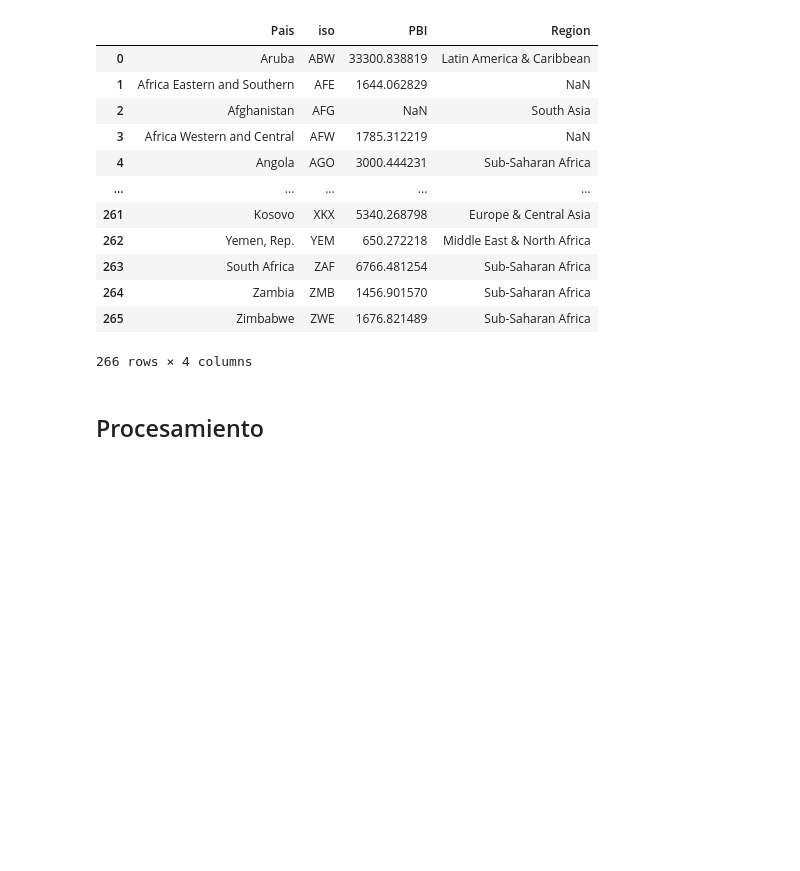
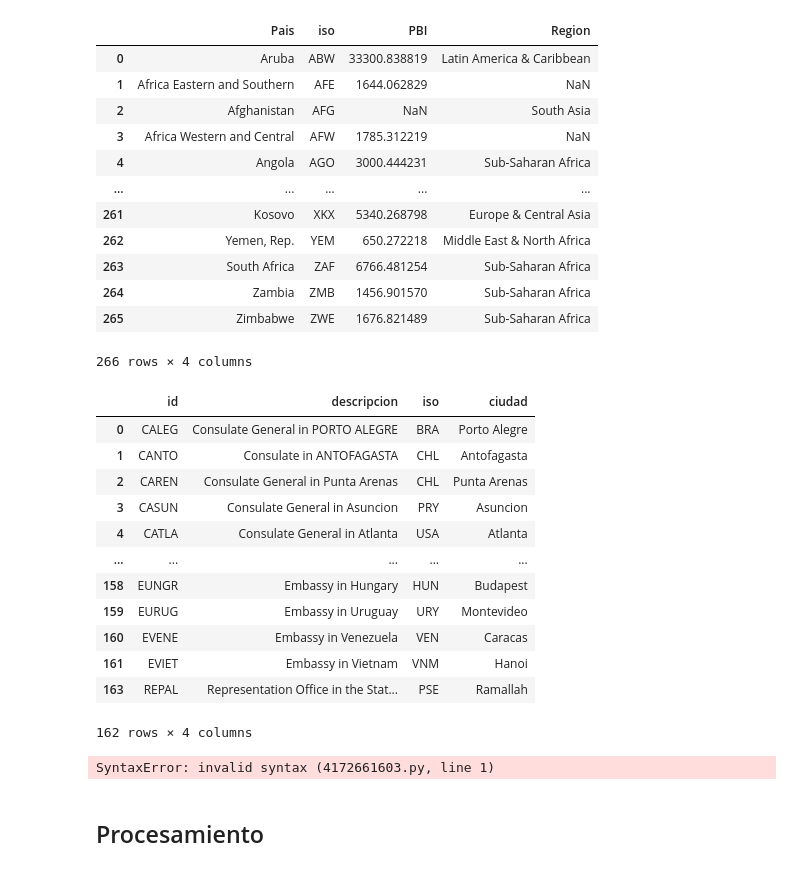
Before and after one commit to N34R20/Laboratorio_de_datos, a Jupyter notebook: TP01/inspect_columns.ipynb, the cells around one changed output. Cells and saved outputs as stored; diff of their text form; code cells hidden in the pictures; blank space fills up the shorter version.

```diff
--- a/TP01/inspect_columns.ipynb
+++ b/TP01/inspect_columns.ipynb
@@ -320,0 +321,27 @@ lista_sedes[['sede_id', '']]
+# %%
+sede = lista_sedes[lista_sedes['estado'] != 'Inactivo']
+# sacamos las sedes que tenian como esatdo == inactivo, que eran 2 en total
+
+sede = sede[['sede_id', 'sede_desc_ingles', 'pais_iso_3', 'ciudad_ingles']]
+
+sede.columns = ['id', 'descripcion', 'iso', 'ciudad']
+
+sede
+# %% [output]
+|  | id | descripcion | iso | ciudad |
+| 0 | CALEG | Consulate General in PORTO ALEGRE | BRA | Porto Alegre |
+| 1 | CANTO | Consulate in ANTOFAGASTA | CHL | Antofagasta |
+| 2 | CAREN | Consulate General in Punta Arenas | CHL | Punta Arenas |
+| 3 | CASUN | Consulate General in Asuncion | PRY | Asuncion |
+| 4 | CATLA | Consulate General in Atlanta | USA | Atlanta |
+| ... | ... | ... | ... | ... |
+| 158 | EUNGR | Embassy in Hungary | HUN | Budapest |
+| 159 | EURUG | Embassy in Uruguay | URY | Montevideo |
+| 160 | EVENE | Embassy in Venezuela | VEN | Caracas |
+| 161 | EVIET | Embassy in Vietnam | VNM | Hanoi |
+| 163 | REPAL | Representation Office in the Stat... | PSE | Ramallah |
+162 rows × 4 columns
+# %%
+seccion =
+# %% [output]
+SyntaxError: invalid syntax (4172661603.py, line 1)
```
Also changed, not shown: parts of 12 cells of this notebook.
